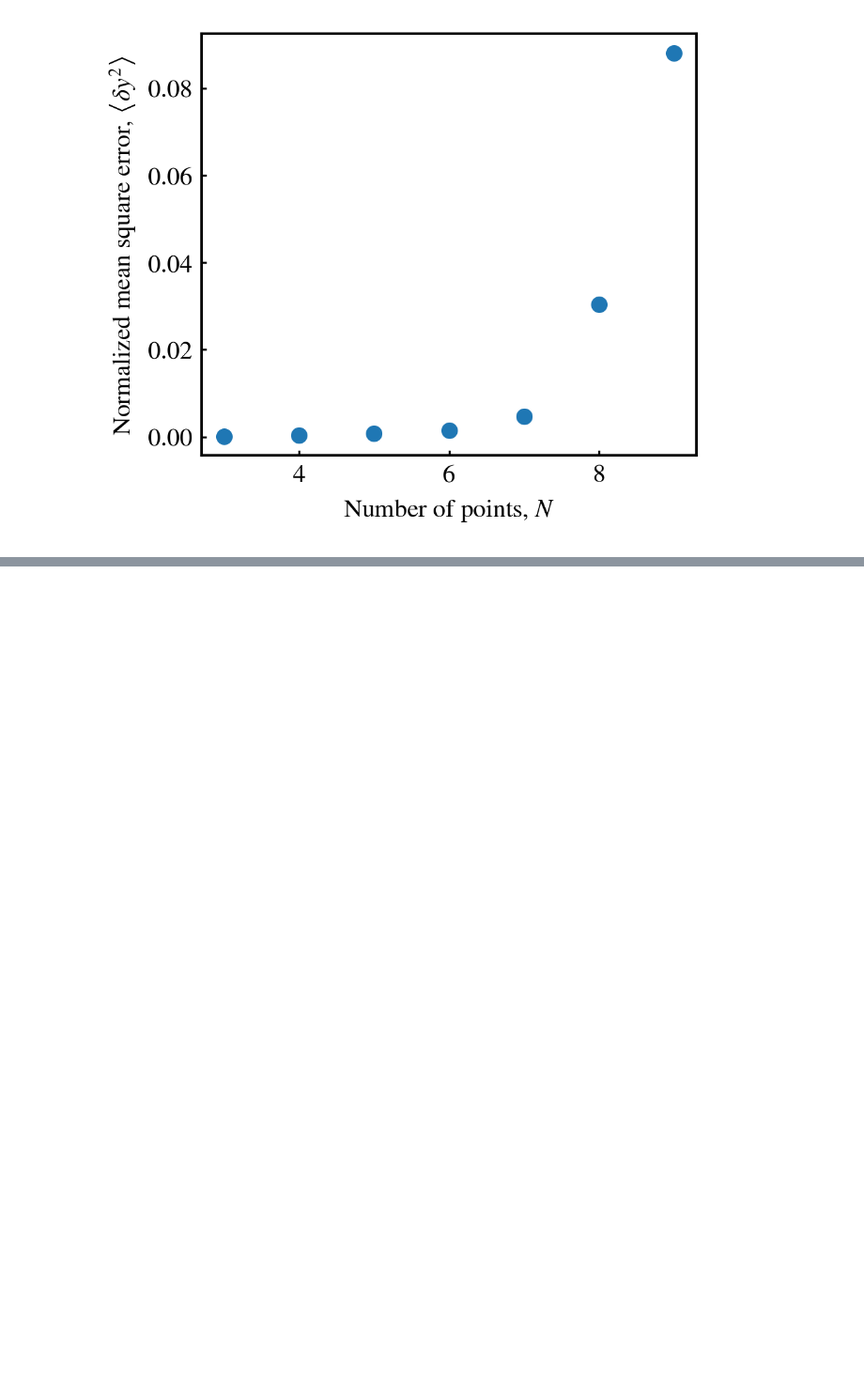
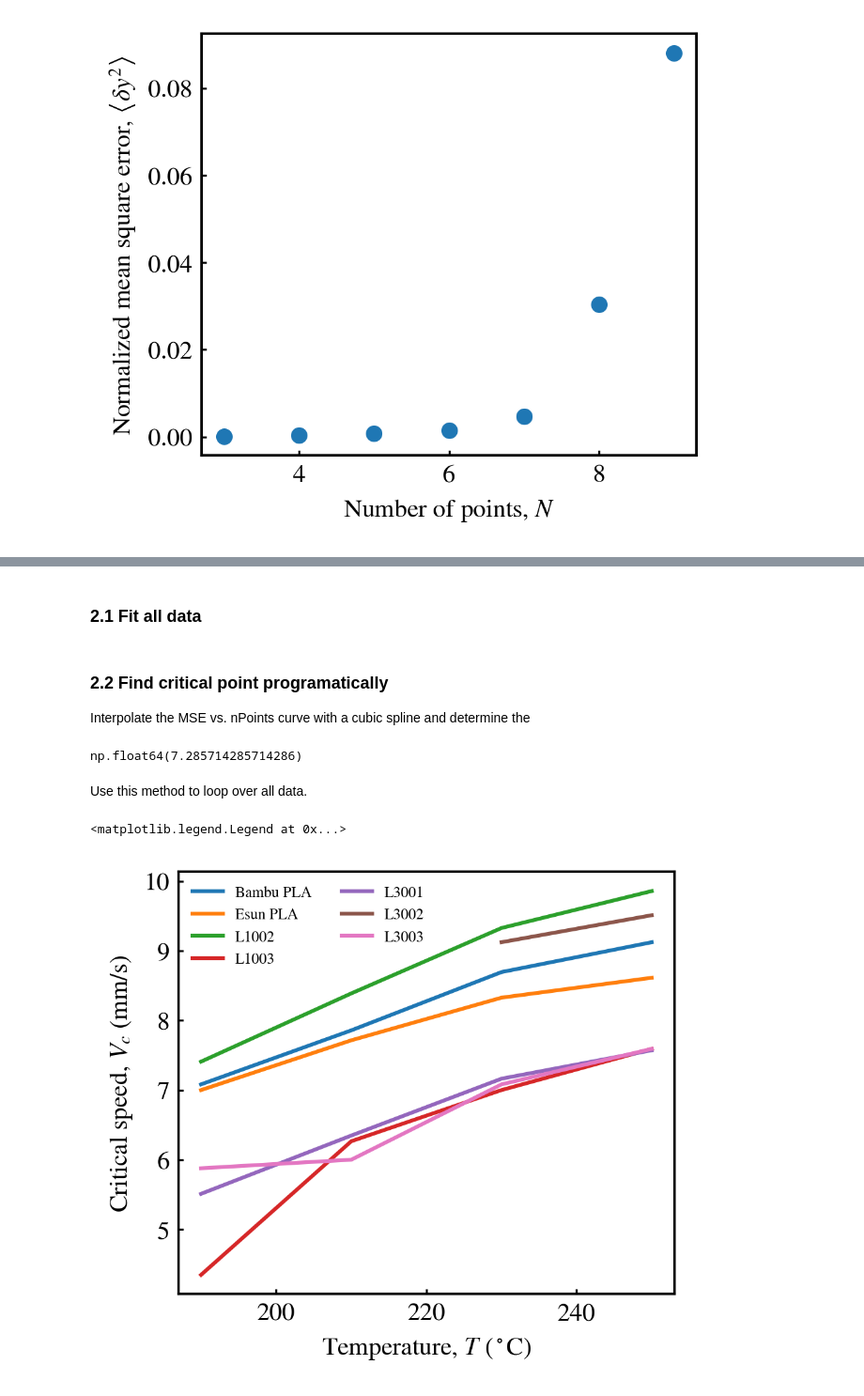
Before and after one commit to ZLoverty/ETP, a Jupyter notebook: Code/reanalysis-of-extrusion-data.ipynb, the cells around one changed output, grey strips where cells are left out. Shown: that part at 94% size. Drawn from its saved outputs; the diff is of its cells as text; code cells hidden in the pictures; blank space fills up the shorter version.

```diff
--- a/Code/reanalysis-of-extrusion-data.ipynb
+++ b/Code/reanalysis-of-extrusion-data.ipynb
@@ -130,0 +175,2 @@ For the first data set, the procedure works fine, as we can clearly see a jump i
+# %% [markdown]
+### 2.1 Fit all data
@@ -130,0 +198,4 @@ For the first data set, the procedure works fine, as we can clearly see a jump i
+# %% [markdown]
+### 2.2 Find critical point programatically
+
+Interpolate the MSE vs. nPoints curve with a cubic spline and determine the
@@ -130,0 +206,40 @@ For the first data set, the procedure works fine, as we can clearly see a jump i
+# %%
+cs = CubicSpline(x, y, bc_type="natural")
+# %%
+x_fine = np.linspace(x.min(), x.max())
+y_fine = cs(x_fine)
+# %%
+v_crit = x_fine[np.argmin(np.abs(y_fine - 0.01))]
+v_crit
+# %% [output]
+np.float64(7.285714285714286)
+# %% [markdown]
+Use this method to loop over all data.
+# %%
+mse_thres = 0.01
+
+critical_speed = {}
+for mat in fit_results:
+    T_list = []
+    cs_list = []
+    for T in fit_results[mat]:
+        df = fit_results[mat][T]
+        x = df["velocity"]
+        y = df["mean_err"]
+        cs = CubicSpline(x, y, bc_type="natural")
+        x_fine = np.linspace(x.min(), x.max())
+        y_fine = cs(x_fine)
+        v_crit = x_fine[np.argmin(np.abs(y_fine - mse_thres))]
+        T_list.append(T)
+        cs_list.append(v_crit)
+    critical_speed[mat] = pd.DataFrame({"temperature": T_list, "critical_speed": cs_list})
+# %%
+for mat in critical_speed:
+    df = critical_speed[mat]
+    plt.plot(df["temperature"], df["critical_speed"], label=mat)
+plt.xlabel("Temperature, $T$ ($^\\circ$C)")
+plt.ylabel("Critical speed, $V_c$ (mm/s)")
+plt.legend(loc="upper left", fontsize=6, ncol=2)
+# %% [output]
+<matplotlib.legend.Legend at 0x...>
+[figure, added]
```
Also changed, not shown: parts of 20 cells of this notebook, 3 other files.
